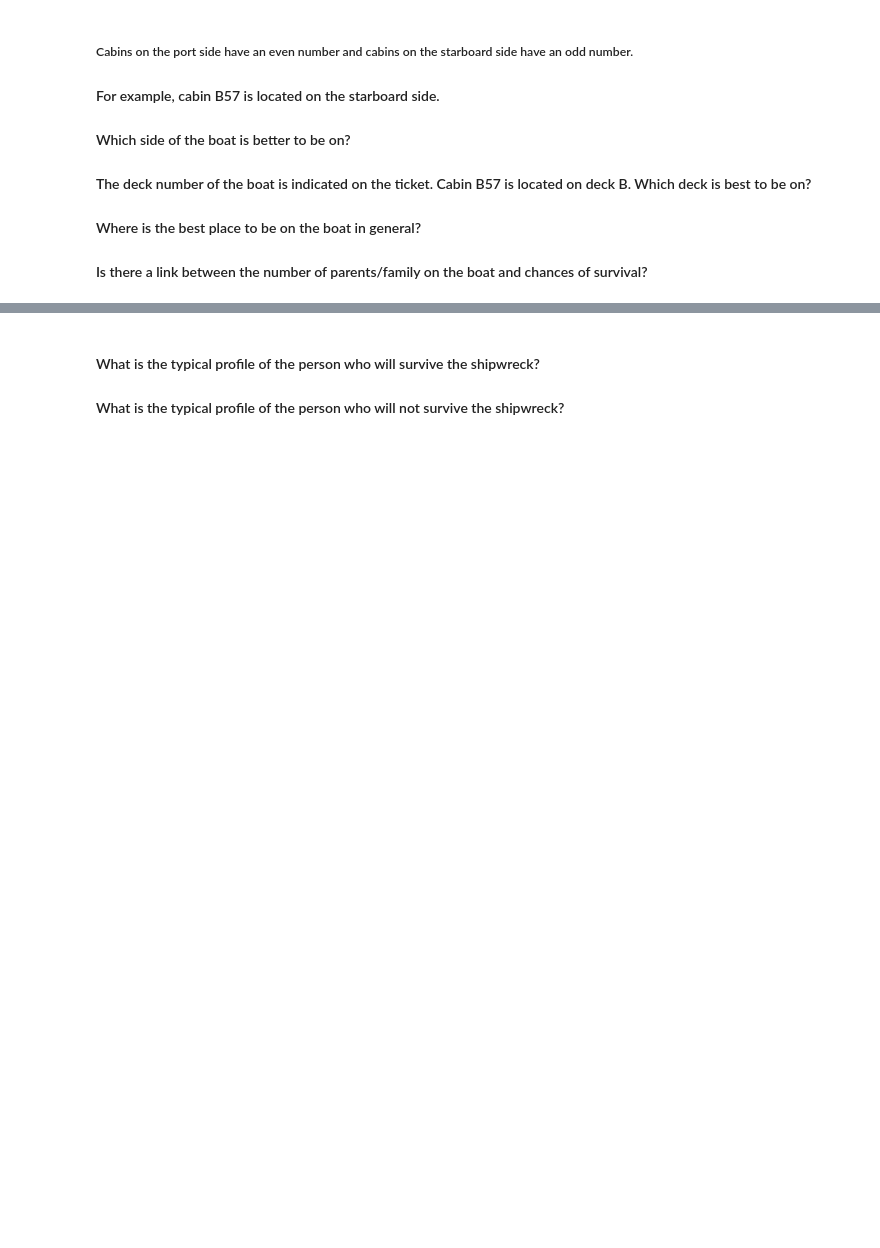
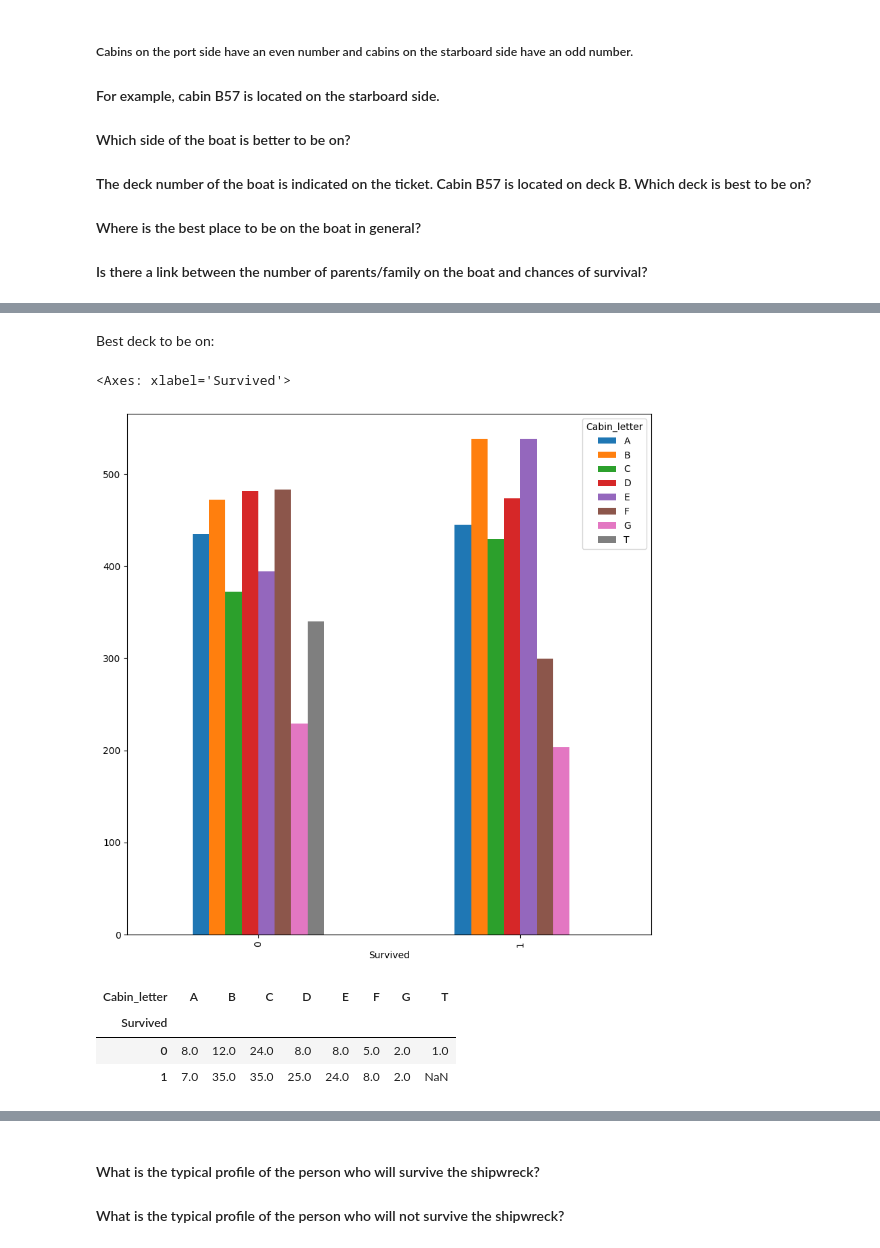
Before and after one commit to coralie-sorbet/data-science-tutorials, a Jupyter notebook: introduction-to-python/Introduction to pandas.ipynb, the cells around one changed output, grey strips where cells are left out. Cells and saved outputs as stored; diff of their text form; code cells hidden in the pictures; blank space fills up the shorter version.

```diff
--- a/introduction-to-python/Introduction to pandas.ipynb
+++ b/introduction-to-python/Introduction to pandas.ipynb
@@ -238,0 +273,18 @@ df[['Survived', 'Pclass', 'Age', 'Fare', 'SibSp', 'Parch']].corr().style.backgro
+# %% [markdown]
+Best deck to be on:
+# %%
+# Extraire la partie numérique de la colonne 'Cabin' et gérer les valeurs manquantes
+df['Cabin_letter'] = df['Cabin'].str.extract('([A-Za-z])')
+Cabin_letter = df[df['Cabin_letter'] != -1]
+# %%
+Cabin_letter.groupby(['Survived','Cabin_letter'])['PassengerId'].agg("mean").unstack().plot(kind ='bar', figsize = (10, 10))
+# %% [output]
+<Axes: xlabel='Survived'>
+[figure, added]
+# %%
+Cabin_letter.groupby(['Survived','Cabin_letter'])['PassengerId'].count().unstack()
+# %% [output]
+| Cabin_letter | A | B | C | D | E | F | G | T |
+| Survived |  |  |  |  |  |  |  |  |
+| 0 | 8.0 | 12.0 | 24.0 | 8.0 | 8.0 | 5.0 | 2.0 | 1.0 |
+| 1 | 7.0 | 35.0 | 35.0 | 25.0 | 24.0 | 8.0 | 2.0 | NaN |
```
Also changed, not shown: parts of 21 cells of this notebook.
